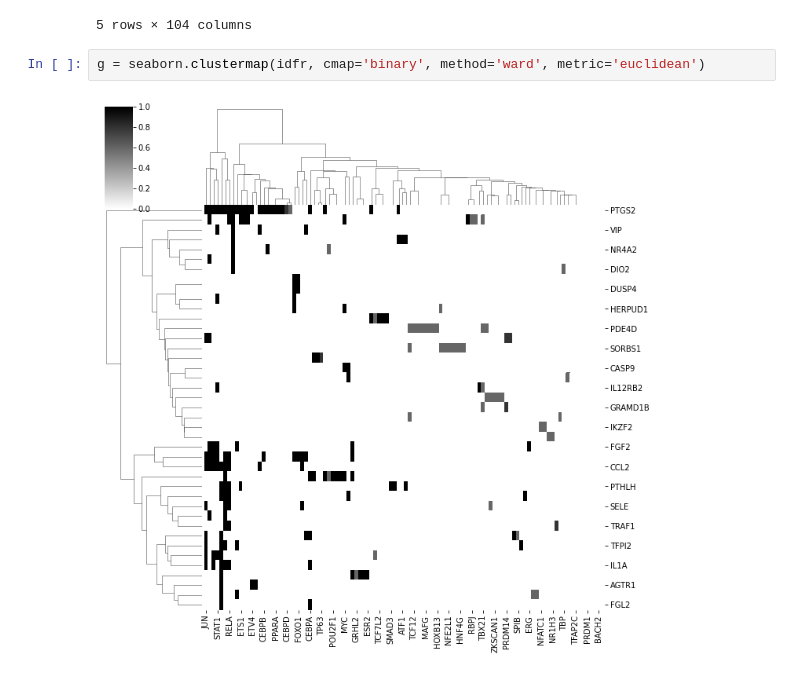
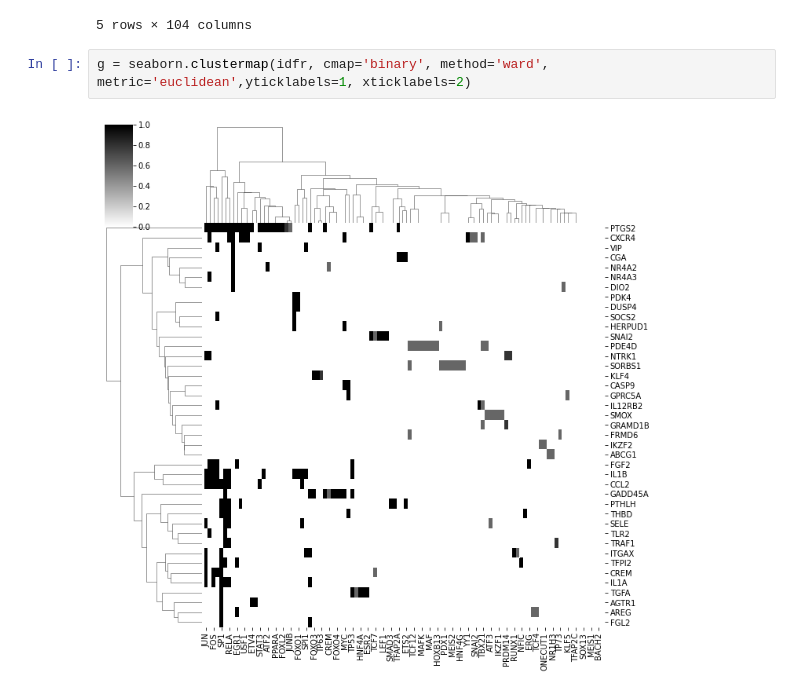
Before and after one commit to adelomana/vigur, a Jupyter notebook: grni/binding_sites_clustering.ipynb, the cells around one changed output. Cells and saved outputs as stored; diff of their text form.

```diff
--- a/grni/binding_sites_clustering.ipynb
+++ b/grni/binding_sites_clustering.ipynb
@@ -158,6 +159,6 @@ working with CCL2
 | NR4A3 | 0.0 | 0.0 | 0.0 | 0.0 | 0.0 | 0.0 | 0.0 | 0.0 | 0.0 | 0.0 | ... | ... |
 5 rows × 104 columns
 # %%
-g = seaborn.clustermap(idfr, cmap='binary', method='ward', metric='euclidean')
+g = seaborn.clustermap(idfr, cmap='binary', method='ward', metric='euclidean',yticklabels=1, xticklabels=2)
 # %% [output]
-[figure, old version]
+[figure, new version]
```
Also changed, not shown: parts of 3 cells of this notebook.
